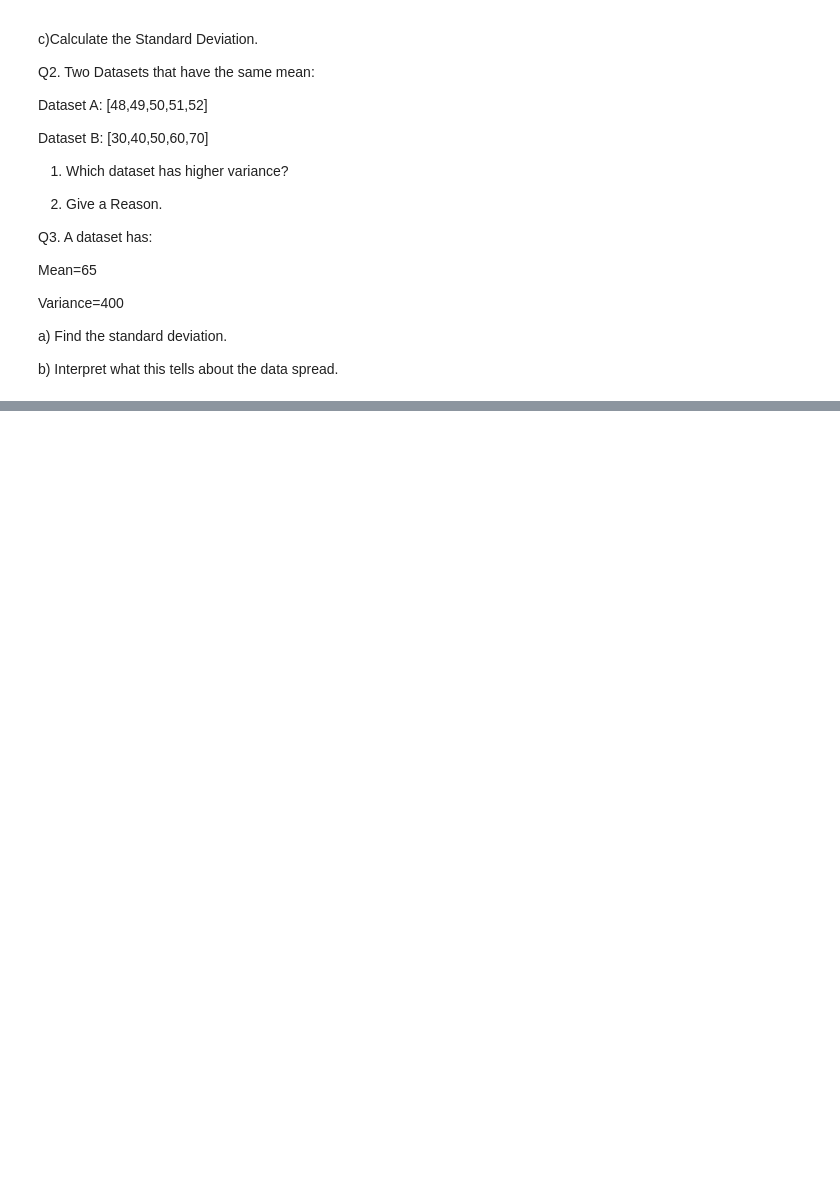
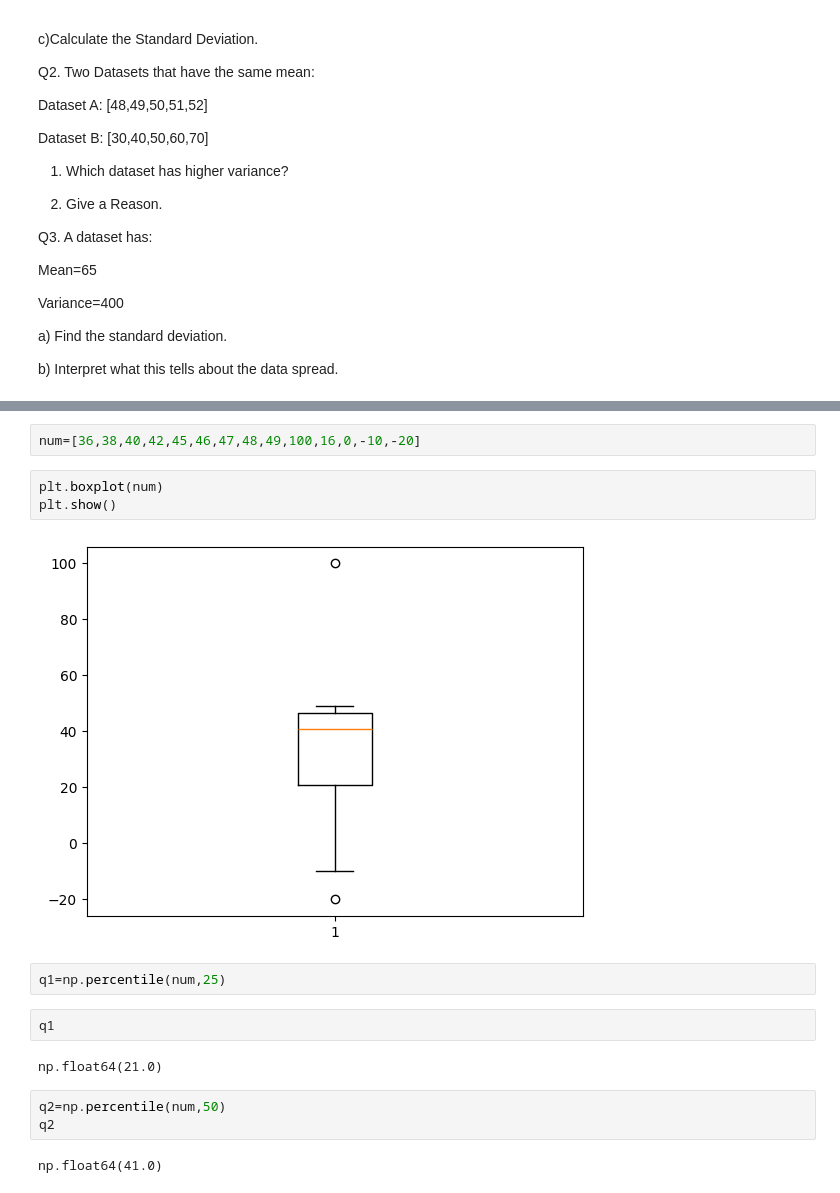
Before and after one commit to HarshaPriya03/PythonLearning, a Jupyter notebook: Statistics_and_Probability_08_02_2026.ipynb, the cells around one changed output, grey strips where cells are left out. Cells and saved outputs as stored; diff of their text form; blank space fills up the shorter version.

```diff
--- a/Statistics_and_Probability_08_02_2026.ipynb
+++ b/Statistics_and_Probability_08_02_2026.ipynb
@@ -332,0 +544,18 @@ b) Interpret what this tells about the data spread.
+# %%
+num=[36,38,40,42,45,46,47,48,49,100,16,0,-10,-20]
+# %%
+plt.boxplot(num)
+plt.show()
+# %% [output]
+[figure, added]
+# %%
+q1=np.percentile(num,25)
+# %%
+q1
+# %% [output]
+np.float64(21.0)
+# %%
+q2=np.percentile(num,50)
+q2
+# %% [output]
+np.float64(41.0)
```
Also changed, not shown: parts of 92 cells of this notebook, 1 other file.
